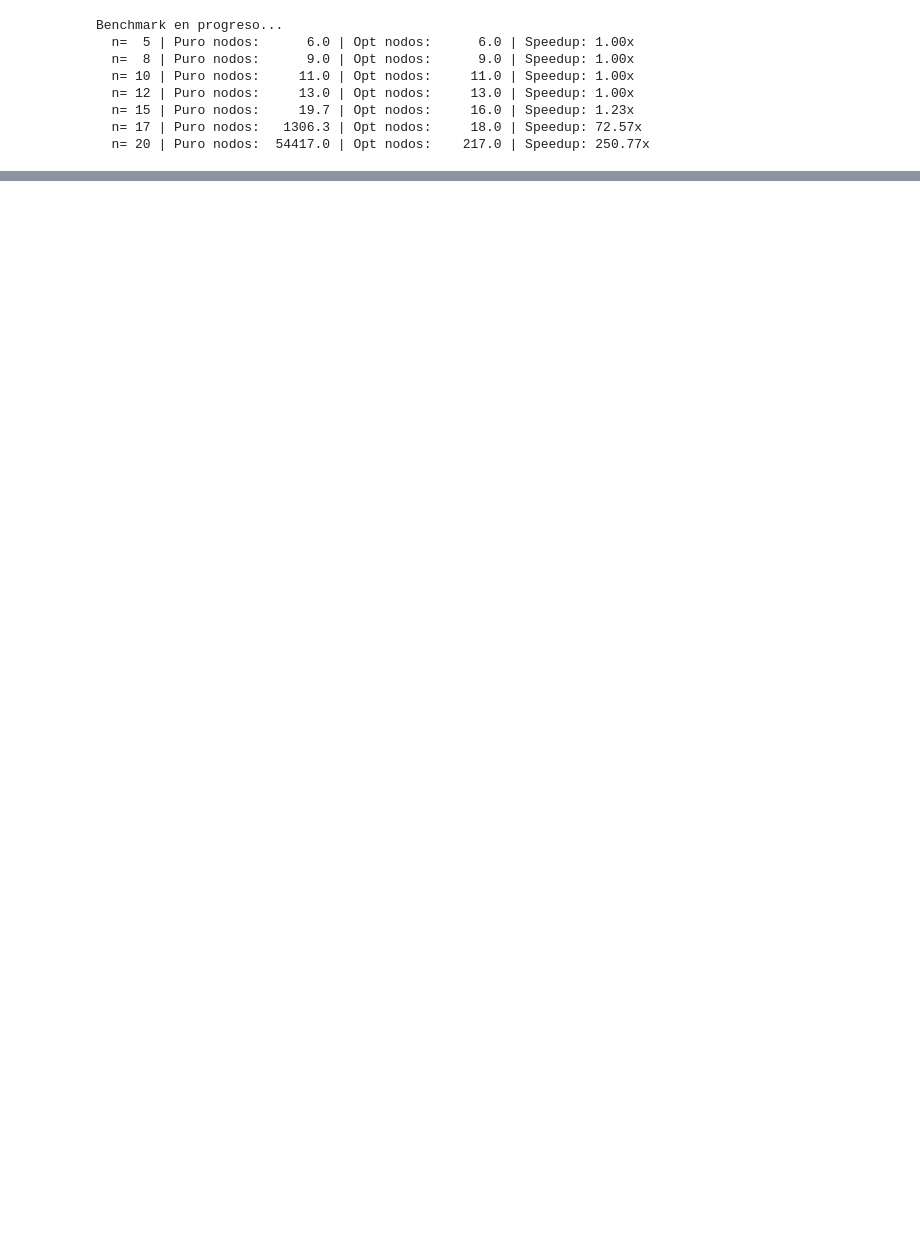
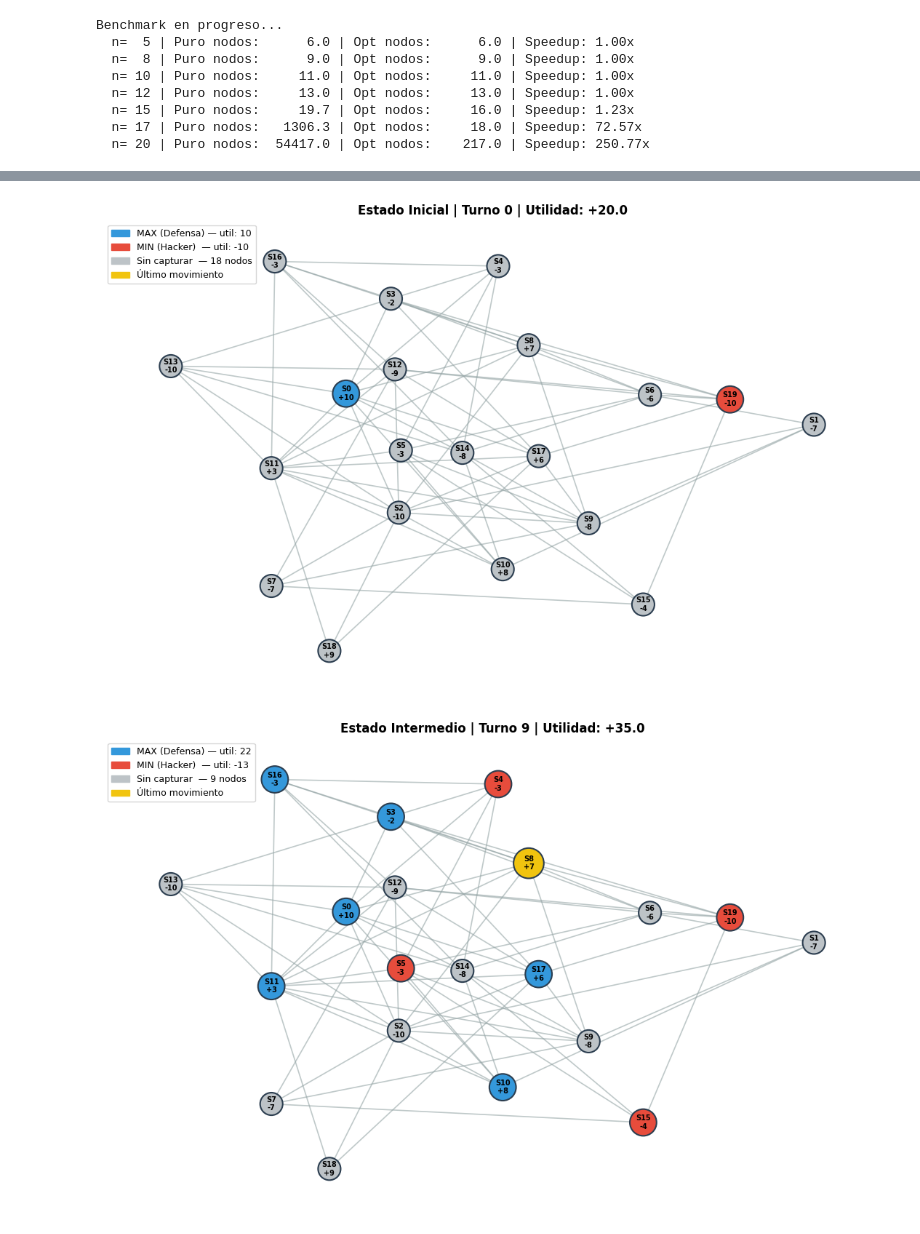
Before and after one commit to nadissa1508/CC3085-PROYECTO-2, a Jupyter notebook: proyecto2.ipynb, the cells around one changed output, grey strips where cells are left out. Drawn from its saved outputs; the diff is of its cells as text; code cells hidden in the pictures; blank space fills up the shorter version.

```diff
--- a/proyecto2.ipynb
+++ b/proyecto2.ipynb
@@ -807,0 +1314,59 @@ Todos comparten el mismo objetivo: $\arg\max_x \text{Weight}(x)$.
+# %%
+def plot_game_state(G: nx.Graph, state: GameState,
+                    title: str = "", last_action: str = None):
+    """Visualiza el estado de la red durante el juego."""
+    pos = nx.spring_layout(G, seed=SEED, k=1.5)
+    fig, ax = plt.subplots(figsize=(11, 7))
+
+    node_colors, node_sizes = [], []
+    for node in G.nodes():
+        if node == last_action:
+            node_colors.append(COLOR_HIGHLIGHT)
+            node_sizes.append(900)
+        elif node in state.max_nodes:
+            node_colors.append(COLOR_MAX)
+            node_sizes.append(700)
+        elif node in state.min_nodes:
+            node_colors.append(COLOR_MIN)
+            node_sizes.append(700)
+        else:
+            node_colors.append(COLOR_FREE)
+            node_sizes.append(500)
+
+    nx.draw_networkx_nodes(G, pos, node_color=node_colors,
+                           node_size=node_sizes, edgecolors="#2c3e50",
+                           linewidths=1.5, ax=ax)
+    nx.draw_networkx_edges(G, pos, edge_color="#95a5a6",
+                           width=1.2, alpha=0.6, ax=ax)
+
+    # Etiquetas: nombre + valor de información
+    labels = {n: f"{n}\n{'+' if INFO_VALUES[n]>0 else ''}{INFO_VALUES[n]}"
+              for n in G.nodes()}
+    nx.draw_networkx_labels(G, pos, labels=labels,
+                            font_size=7, font_weight="bold", ax=ax)
+
+    legend_patches = [
+        mpatches.Patch(color=COLOR_MAX,       label=f"MAX (Defensa) — util: {sum(INFO_VALUES[n] for n in state.max_nodes)}"),
+        mpatches.Patch(color=COLOR_MIN,       label=f"MIN (Hacker)  — util: {sum(INFO_VALUES[n] for n in state.min_nodes)}"),
+        mpatches.Patch(color=COLOR_FREE,      label=f"Sin capturar  — {len(state.uncaptured)} nodos"),
+        mpatches.Patch(color=COLOR_HIGHLIGHT, label=f"Último movimiento"),
+    ]
+    ax.legend(handles=legend_patches, loc="upper left", fontsize=9)
+
+    u = state.utility()
+    ax.set_title(f"{title} | Turno {state.turn} | Utilidad: {u:+.1f}",
+                 fontsize=12, fontweight="bold")
+    ax.axis("off")
+    plt.tight_layout()
+    plt.show()
+
+
+# Mostrar estado inicial, intermedio y final
+plot_game_state(G, history[0], title="Estado Inicial", last_action=None)
+mid = len(history) // 2
+plot_game_state(G, history[mid], title="Estado Intermedio",
+                last_action=sorted(history[mid].max_nodes | history[mid].min_nodes)[-1])
+plot_game_state(G, history[-1], title="Estado Final", last_action=None)
+# %% [output]
+[figure, added]
+[figure, added]
```
Also changed, not shown: parts of 44 cells of this notebook.
